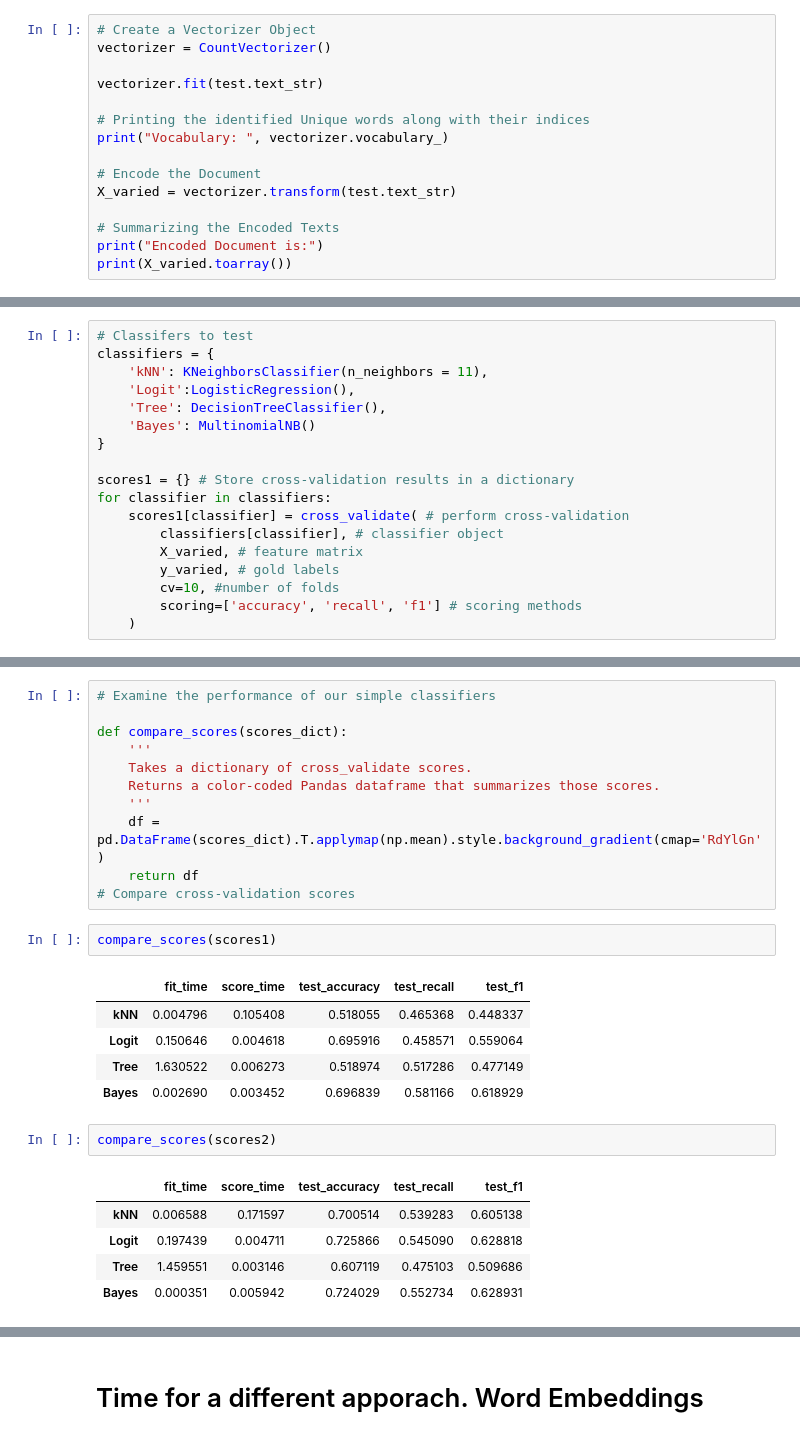
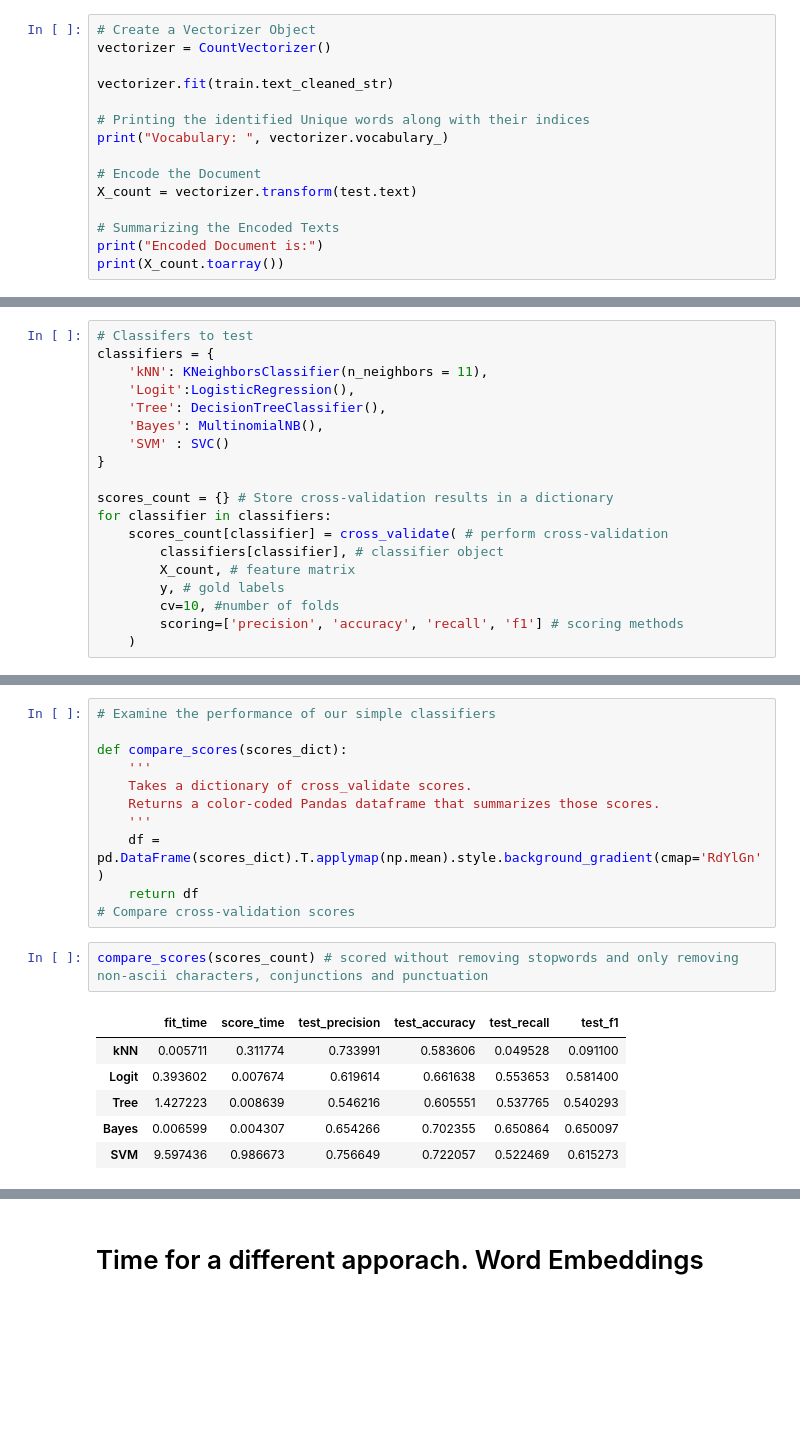
Before and after one commit to pedrov718/Bianary-Hate-Speech-Classification, a Jupyter notebook: pedro/disaster_detetion.ipynb, the cells around one changed output, grey strips where cells are left out. Cells and saved outputs as stored; diff of their text form; blank space fills up the shorter version.

Commit message:
updated crossvalidation score matrix

```diff
--- a/pedro/disaster_detetion.ipynb
+++ b/pedro/disaster_detetion.ipynb
@@ -262,15 +274,15 @@ train.loc[train.text.str.find('fuck') > 0] # we will use these explicit words to
 # Create a Vectorizer Object
 vectorizer = CountVectorizer()
 
-vectorizer.fit(test.text_str)
+vectorizer.fit(train.text_cleaned_str)
 
 # Printing the identified Unique words along with their indices
 print("Vocabulary: ", vectorizer.vocabulary_)
 
 # Encode the Document
-X_varied = vectorizer.transform(test.text_str)
+X_count = vectorizer.transform(test.text)
 
 # Summarizing the Encoded Texts
 print("Encoded Document is:")
-print(X_varied.toarray())
+print(X_count.toarray())
 # %% [output]
@@ -379,16 +344,17 @@ classifiers = {
     'kNN': KNeighborsClassifier(n_neighbors = 11),
     'Logit':LogisticRegression(),
     'Tree': DecisionTreeClassifier(),
-    'Bayes': MultinomialNB()
+    'Bayes': MultinomialNB(),
+    'SVM' : SVC()
 }
 
-scores1 = {} # Store cross-validation results in a dictionary
+scores_count = {} # Store cross-validation results in a dictionary
 for classifier in classifiers:
-    scores1[classifier] = cross_validate( # perform cross-validation
+    scores_count[classifier] = cross_validate( # perform cross-validation
         classifiers[classifier], # classifier object
-        X_varied, # feature matrix
-        y_varied, # gold labels
+        X_count, # feature matrix
+        y, # gold labels
         cv=10, #number of folds
-        scoring=['accuracy', 'recall', 'f1'] # scoring methods
+        scoring=['precision', 'accuracy', 'recall', 'f1'] # scoring methods
     )
 # %% [markdown]
@@ -434,19 +389,12 @@ def compare_scores(scores_dict):
     df = pd.DataFrame(scores_dict).T.applymap(np.mean).style.background_gradient(cmap='RdYlGn')
     return df
 # Compare cross-validation scores
-# %%
-compare_scores(scores1)
-# %% [output]
-|  | fit_time | score_time | test_accuracy | test_recall | test_f1 |
-| kNN | 0.004796 | 0.105408 | 0.518055 | 0.465368 | 0.448337 |
-| Logit | 0.150646 | 0.004618 | 0.695916 | 0.458571 | 0.559064 |
-| Tree | 1.630522 | 0.006273 | 0.518974 | 0.517286 | 0.477149 |
-| Bayes | 0.002690 | 0.003452 | 0.696839 | 0.581166 | 0.618929 |
-# %%
-compare_scores(scores2)
-# %% [output]
-|  | fit_time | score_time | test_accuracy | test_recall | test_f1 |
-| kNN | 0.006588 | 0.171597 | 0.700514 | 0.539283 | 0.605138 |
-| Logit | 0.197439 | 0.004711 | 0.725866 | 0.545090 | 0.628818 |
-| Tree | 1.459551 | 0.003146 | 0.607119 | 0.475103 | 0.509686 |
-| Bayes | 0.000351 | 0.005942 | 0.724029 | 0.552734 | 0.628931 |
+# %%
+compare_scores(scores_count) # scored without removing stopwords and only removing non-ascii characters, conjunctions and punctuation
+# %% [output]
+|  | fit_time | score_time | test_precision | test_accuracy | test_recall | test_f1 |
+| kNN | 0.005711 | 0.311774 | 0.733991 | 0.583606 | 0.049528 | 0.091100 |
+| Logit | 0.393602 | 0.007674 | 0.619614 | 0.661638 | 0.553653 | 0.581400 |
+| Tree | 1.427223 | 0.008639 | 0.546216 | 0.605551 | 0.537765 | 0.540293 |
+| Bayes | 0.006599 | 0.004307 | 0.654266 | 0.702355 | 0.650864 | 0.650097 |
+| SVM | 9.597436 | 0.986673 | 0.756649 | 0.722057 | 0.522469 | 0.615273 |
```
Also changed, not shown: parts of 28 cells of this notebook, 1 other file.
